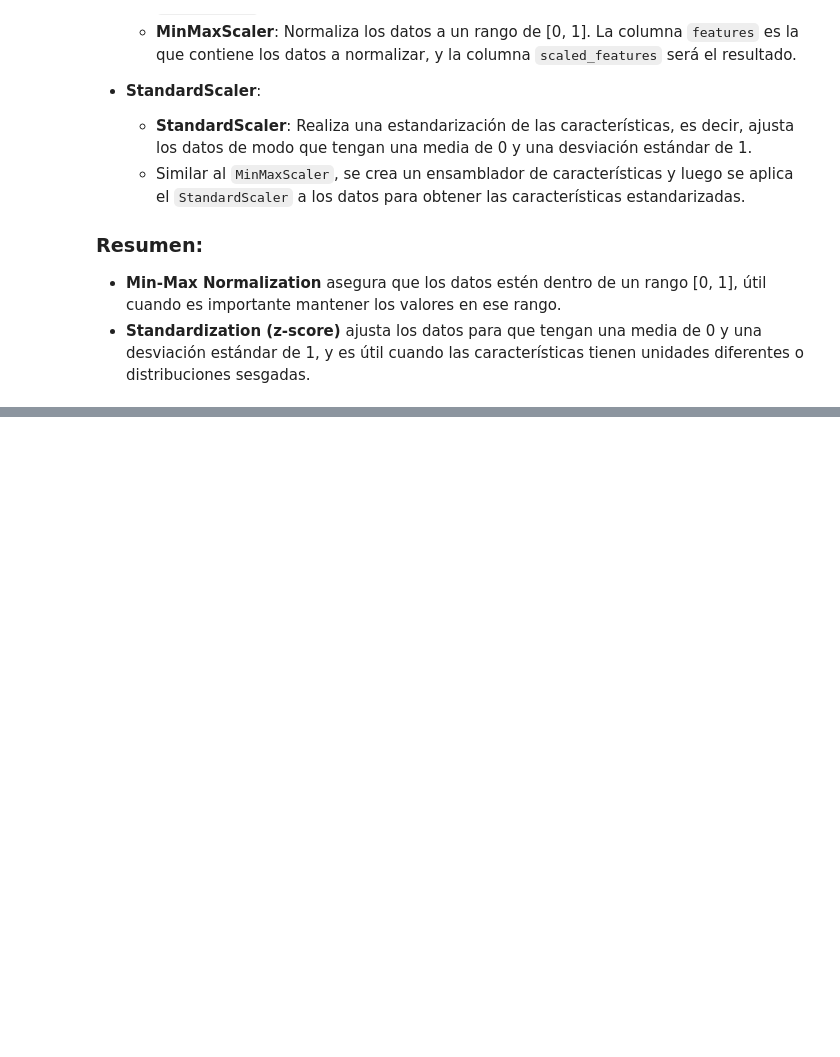
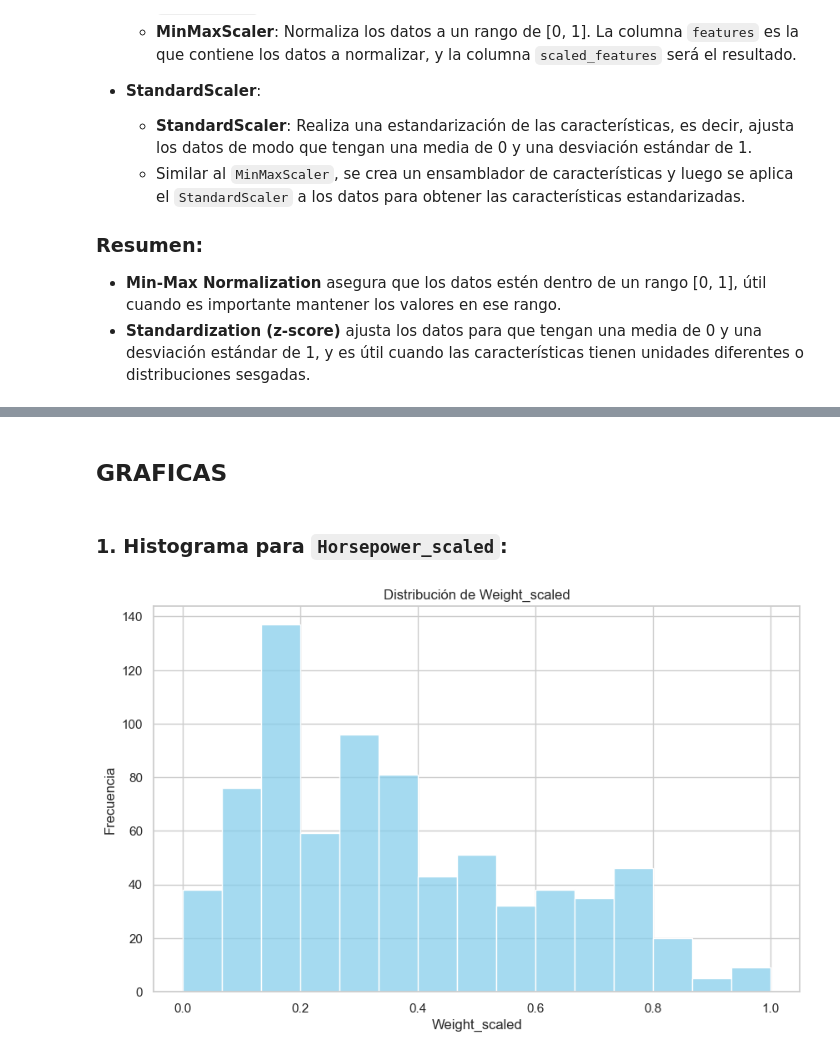
Before and after one commit to JorgeDataScientist/ETL-with-Python-and-PySpark, a Jupyter notebook: practica_1/ETL_Practica_1.ipynb, the cells around one changed output, grey strips where cells are left out. Drawn from its saved outputs; the diff is of its cells as text; code cells hidden in the pictures; blank space fills up the shorter version.

```diff
--- a/practica_1/ETL_Practica_1.ipynb
+++ b/practica_1/ETL_Practica_1.ipynb
@@ -296,0 +422,30 @@ ModuleNotFoundError: No module named 'numpy'
+# %%
+from pyspark.ml.functions import vector_to_array
+from pyspark.sql.functions import col, round
+
+# Convertir la columna 'scaled_features' de vector a array
+data_with_category_scaled = data_with_category_scaled.withColumn(
+    "scaled_features_array", vector_to_array("scaled_features")
+)
+
+# Extraer las características individualmente y redondear a 4 decimales
+data_with_category_scaled = data_with_category_scaled.withColumn(
+    "Weight_scaled", round(col("scaled_features_array")[0], 4)
+).withColumn(
+    "Horsepower_scaled", round(col("scaled_features_array")[1], 4)
+).withColumn(
+    "Acceleration_scaled", round(col("scaled_features_array")[2], 4)
+)
+
+# Seleccionar las columnas para mostrar
+data_with_category_scaled.select(
+    "Car",
+    "MPG_original",
+    "MPG_Category",
+    "Weight_original",
+    "Horsepower_original",
+    "Acceleration_original",
+    "Weight_scaled",
+    "Horsepower_scaled",
+    "Acceleration_scaled"
+).show(10)
@@ -296,0 +494,17 @@ ModuleNotFoundError: No module named 'numpy'
+# %% [markdown]
+## GRAFICAS
+# %% [markdown]
+### 1. **Histograma para `Horsepower_scaled`:**
+# %%
+# Convertir la columna de PySpark a pandas
+pandas_df = data_with_category_scaled.select('Weight_scaled').toPandas()
+
+# Histograma para visualizar la distribución de los datos
+plt.figure(figsize=(10, 6))
+sns.histplot(pandas_df['Weight_scaled'], kde=False, color='skyblue', bins=15)
+plt.title('Distribución de Weight_scaled')
+plt.xlabel('Weight_scaled')
+plt.ylabel('Frecuencia')
+plt.show()
+# %% [output]
+[figure, added]
```
Also changed, not shown: parts of 23 cells of this notebook, 1 other file.
